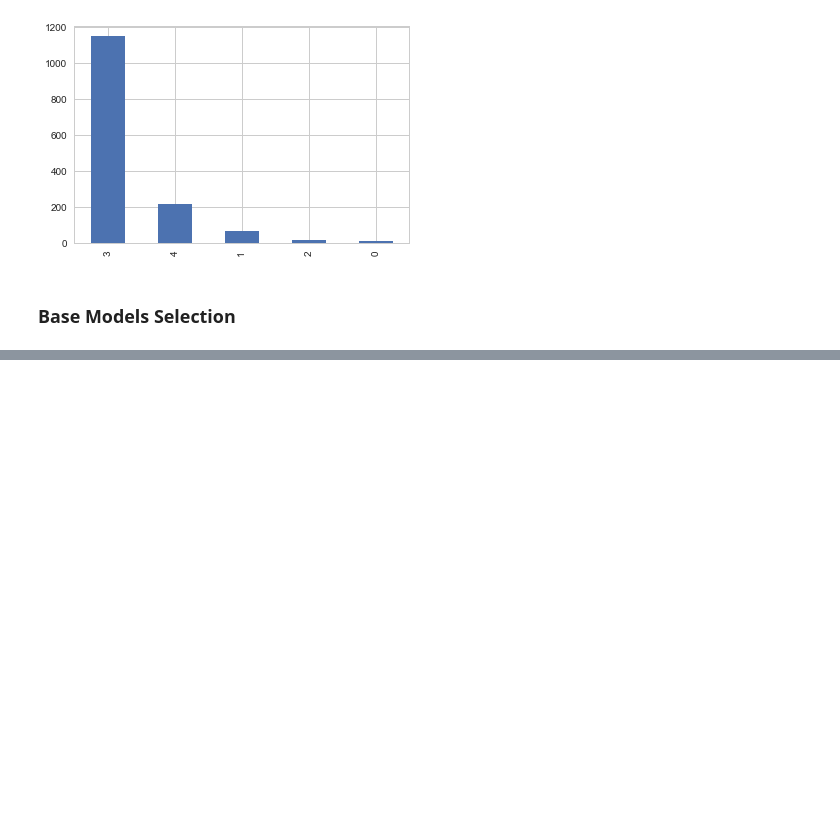
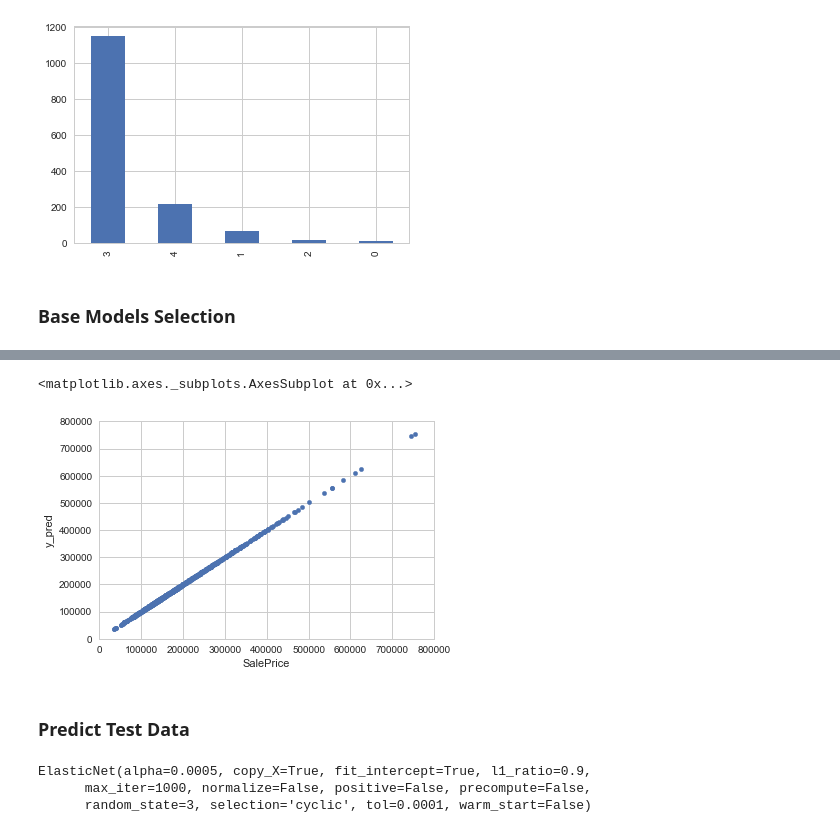
Before and after one commit to kkchuchu/kkchuchu.mushroom, a Jupyter notebook: kaggle/hp/House Prices- Advanced Regression Techniques.ipynb, the cells around one changed output, grey strips where cells are left out. Saved outputs shown, nothing was run; the diff lists cells and outputs as text; code cells hidden in the pictures; blank space fills up the shorter version.

```diff
--- a/kaggle/hp/House Prices- Advanced Regression Techniques.ipynb
+++ b/kaggle/hp/House Prices- Advanced Regression Techniques.ipynb
@@ -263,0 +227,4 @@ import xgboost as xgb
+# %%
+from sklearn.linear_model import Lasso
+
+dr['y_pred'] = pd.Series(None, index=dr.index)
@@ -263,0 +246,7 @@ import xgboost as xgb
+# %%
+dr.plot.scatter(x='SalePrice', y='y_pred', ylim=[0, 800000], xlim=[0,800000])
+# %% [output]
+<matplotlib.axes._subplots.AxesSubplot at 0x...>
+[figure, added]
+# %% [markdown]
+### Predict Test Data
@@ -264,3 +255,10 @@ import xgboost as xgb
+# %%
+enet = ElasticNet(alpha=0.0005, l1_ratio=.9, random_state=3)
+enet.fit(dr[fet_c], dr[y_column])
+# %% [output]
+ElasticNet(alpha=0.0005, copy_X=True, fit_intercept=True, l1_ratio=0.9,
+      max_iter=1000, normalize=False, positive=False, precompute=False,
+      random_state=3, selection='cyclic', tol=0.0001, warm_start=False)
 # %%
 model_xgb = xgb.XGBRegressor(colsample_bytree=0.4603, gamma=0.0468,
                              learning_rate=0.05, max_depth=3,
```
Also changed, not shown: parts of 42 cells of this notebook.
